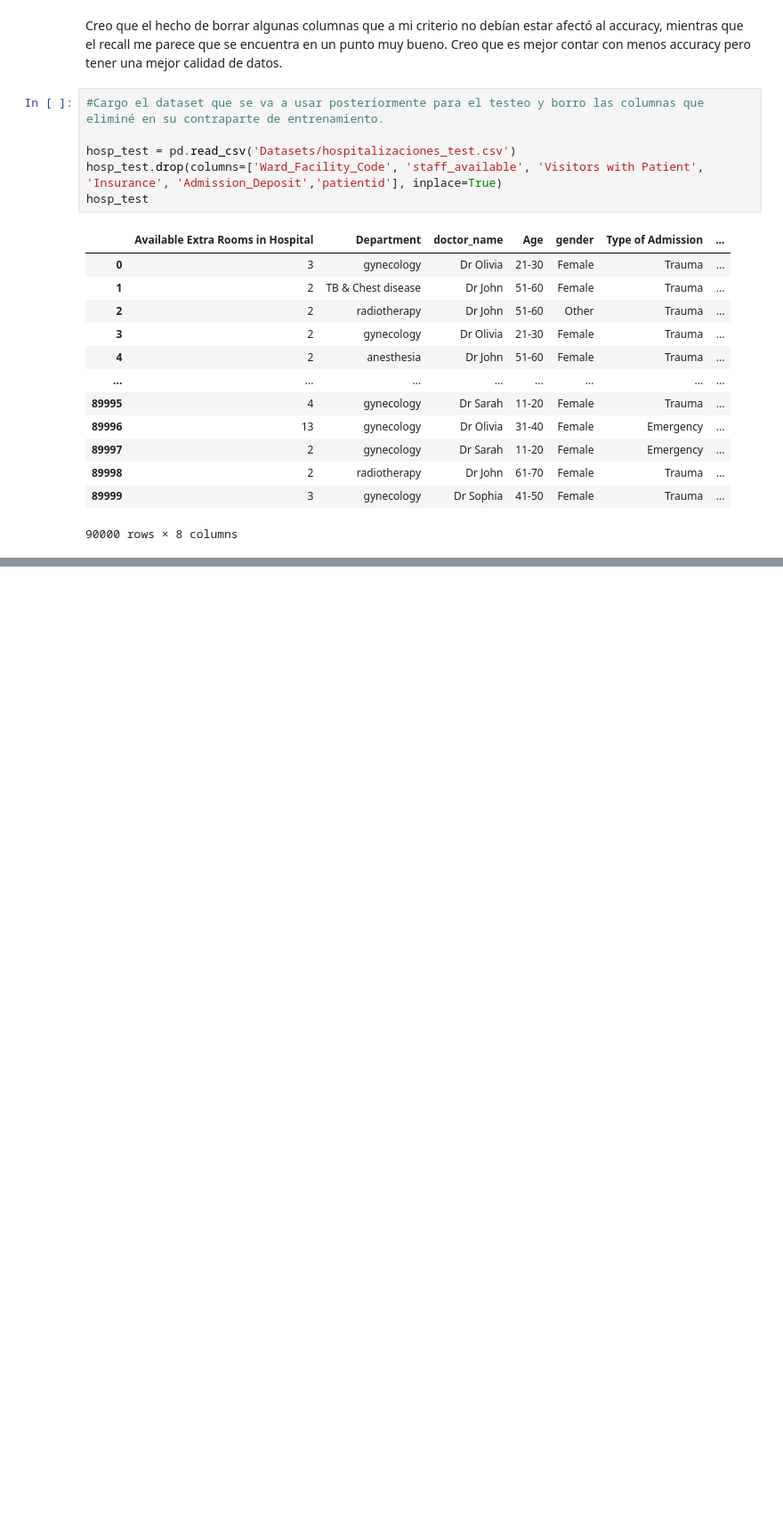
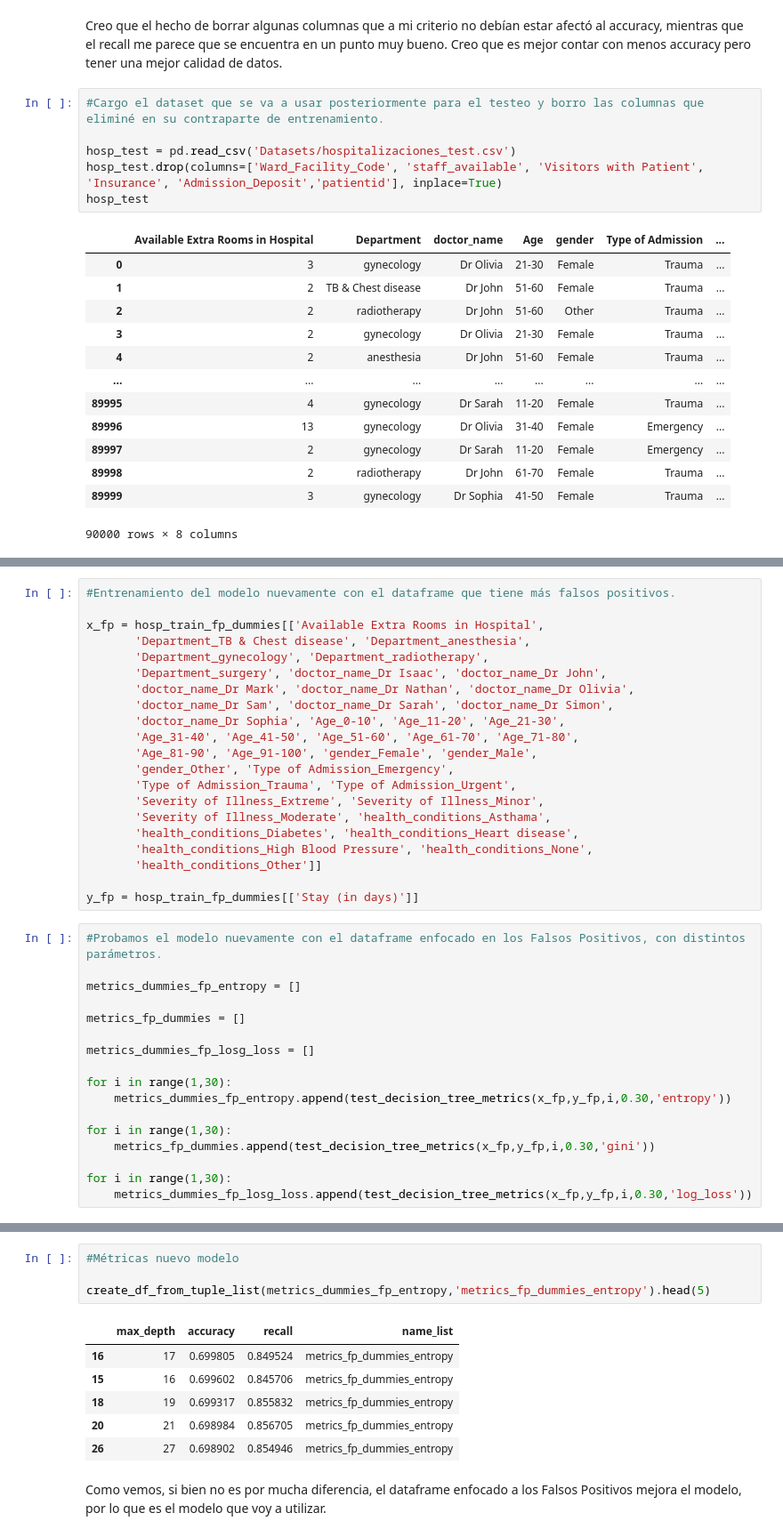
Before and after one commit to fcori47/Datathon, a Jupyter notebook: model.ipynb, the cells around one changed output, grey strips where cells are left out. Shown at 89% size. Drawn from its saved outputs; the diff is of its cells as text; blank space fills up the shorter version.

Commit message:
ETL preliminar terminado, modelo mejorado, falta README

```diff
--- a/model.ipynb
+++ b/model.ipynb
@@ -384,0 +403,38 @@ y_pred
+# %%
+#Entrenamiento del modelo nuevamente con el dataframe que tiene más falsos positivos.
+
+x_fp = hosp_train_fp_dummies[['Available Extra Rooms in Hospital',
+       'Department_TB & Chest disease', 'Department_anesthesia',
+       'Department_gynecology', 'Department_radiotherapy',
+       'Department_surgery', 'doctor_name_Dr Isaac', 'doctor_name_Dr John',
+       'doctor_name_Dr Mark', 'doctor_name_Dr Nathan', 'doctor_name_Dr Olivia',
+       'doctor_name_Dr Sam', 'doctor_name_Dr Sarah', 'doctor_name_Dr Simon',
+       'doctor_name_Dr Sophia', 'Age_0-10', 'Age_11-20', 'Age_21-30',
+       'Age_31-40', 'Age_41-50', 'Age_51-60', 'Age_61-70', 'Age_71-80',
+       'Age_81-90', 'Age_91-100', 'gender_Female', 'gender_Male',
+       'gender_Other', 'Type of Admission_Emergency',
+       'Type of Admission_Trauma', 'Type of Admission_Urgent',
+       'Severity of Illness_Extreme', 'Severity of Illness_Minor',
+       'Severity of Illness_Moderate', 'health_conditions_Asthama',
+       'health_conditions_Diabetes', 'health_conditions_Heart disease',
+       'health_conditions_High Blood Pressure', 'health_conditions_None',
+       'health_conditions_Other']]
+
+y_fp = hosp_train_fp_dummies[['Stay (in days)']]
+# %%
+#Probamos el modelo nuevamente con el dataframe enfocado en los Falsos Positivos, con distintos parámetros.
+
+metrics_dummies_fp_entropy = []
+
+metrics_fp_dummies = []
+
+metrics_dummies_fp_losg_loss = []
+
+for i in range(1,30):
+    metrics_dummies_fp_entropy.append(test_decision_tree_metrics(x_fp,y_fp,i,0.30,'entropy'))
+
+for i in range(1,30):
+    metrics_fp_dummies.append(test_decision_tree_metrics(x_fp,y_fp,i,0.30,'gini'))
+
+for i in range(1,30):
+    metrics_dummies_fp_losg_loss.append(test_decision_tree_metrics(x_fp,y_fp,i,0.30,'log_loss'))
@@ -384,0 +452,13 @@ y_pred
+# %%
+#Métricas nuevo modelo
+
+create_df_from_tuple_list(metrics_dummies_fp_entropy,'metrics_fp_dummies_entropy').head(5)
+# %% [output]
+|  | max_depth | accuracy | recall | name_list |
+| 16 | 17 | 0.699805 | 0.849524 | metrics_fp_dummies_entropy |
+| 15 | 16 | 0.699602 | 0.845706 | metrics_fp_dummies_entropy |
+| 18 | 19 | 0.699317 | 0.855832 | metrics_fp_dummies_entropy |
+| 20 | 21 | 0.698984 | 0.856705 | metrics_fp_dummies_entropy |
+| 26 | 27 | 0.698902 | 0.854946 | metrics_fp_dummies_entropy |
+# %% [markdown]
+Como vemos, si bien no es por mucha diferencia, el dataframe enfocado a los Falsos Positivos mejora el modelo, por lo que es el modelo que voy a utilizar.
```
Also changed, not shown: parts of 12 cells of this notebook, 2 other files.
